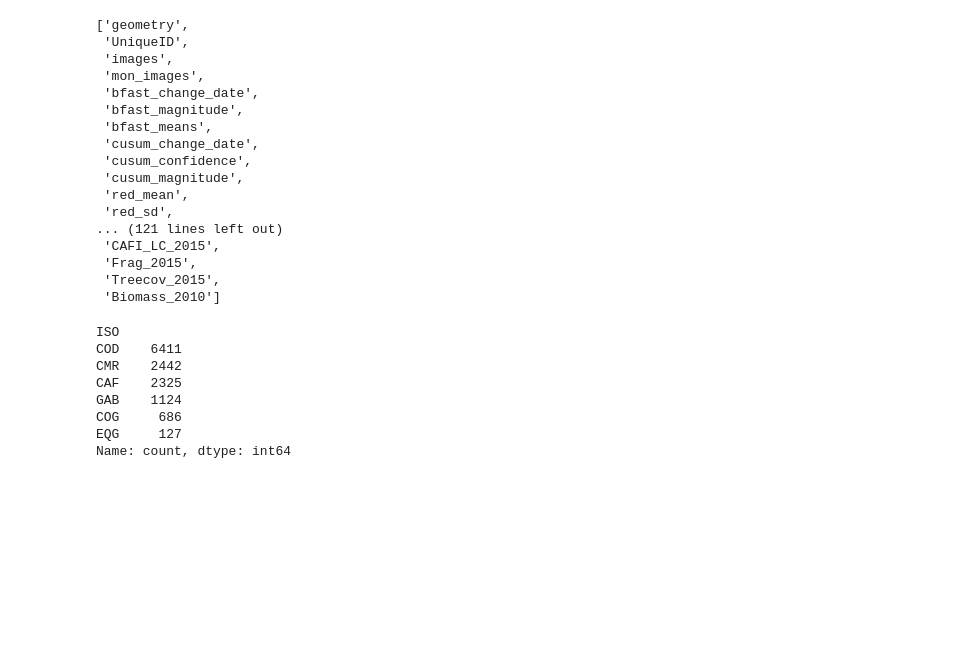
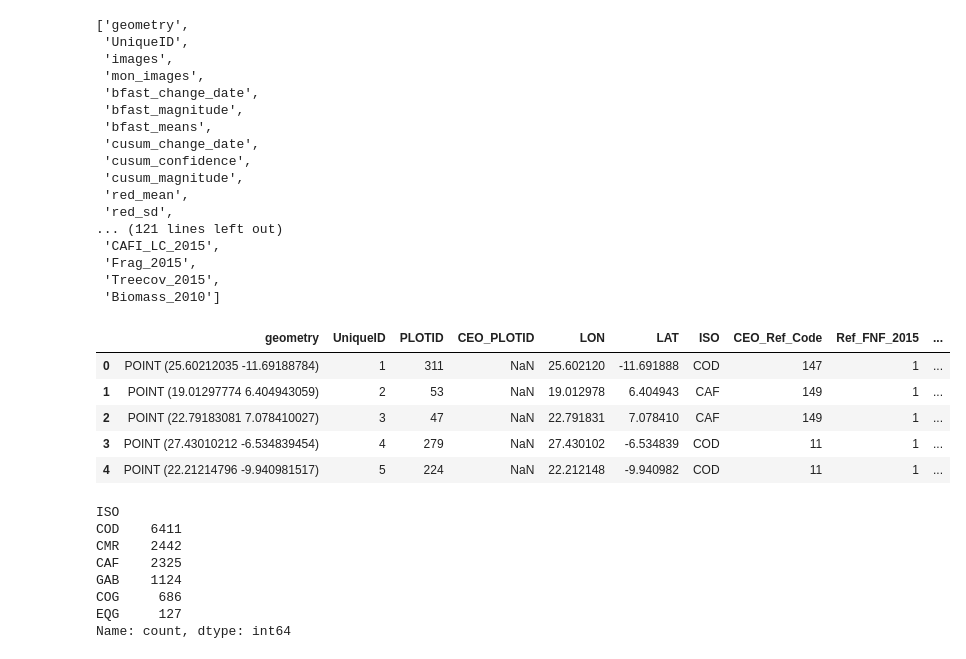
Before and after one commit to aurelgrooves/CAFI_DDD, a Jupyter notebook: snippets/merge_ceo_data_for_training.ipynb, the cells around one changed output. Drawn from its saved outputs; the diff is of its cells as text; code cells hidden in the pictures; blank space fills up the shorter version.

```diff
--- a/snippets/merge_ceo_data_for_training.ipynb
+++ b/snippets/merge_ceo_data_for_training.ipynb
@@ -71,7 +94,31 @@ phase_I_columns
  'Treecov_2015',
  'Biomass_2010']
 # %%
-#ceo_phase_I = ceo_phase_I.rename(columns={'Ref_FNF': 'Ref_FNF_2015'})
+ceo_phase_I.drop(columns=['OID','images', 'mon_images',
+ 'bfast_change_date', 'bfast_magnitude', 'bfast_means', 'cusum_change_date',
+ 'cusum_confidence', 'cusum_magnitude', 'red_mean', 'red_sd', 'red_min',
+ 'red_max', 'nir_mean', 'nir_sd', 'nir_min', 'nir_max', 'swir1_mean', 'swir1_sd',
+ 'swir1_min', 'swir1_max', 'swir2_mean', 'swir2_sd', 'swir2_min', 'swir2_max', 'ndfi_mean',
+ 'ndfi_sd', 'ndfi_min', 'ndfi_max', 'brightness_mean', 'brightness_sd', 'brightness_min',
+ 'brightness_max', 'greenness_mean', 'greenness_sd', 'greenness_min', 'greenness_max',
+ 'wetness_mean', 'wetness_sd', 'wetness_min', 'wetness_max', 'bs_slope_mean',
+ 'bs_slope_sd', 'bs_slope_max', 'bs_slope_min',
+ 'ewma_jrc_date', 'ewma_jrc_change',
+ 'ewma_jrc_magnitude', 'mosum_jrc_date', 'mosum_jrc_change',
+ 'mosum_jrc_magnitude', 'cusum_jrc_date',
+ 'cusum_jrc_change', 'cusum_jrc_magnitude', 'ccdc_change_date', 'ccdc_magnitude', 'aspect',
+ 'dw_class_mode', 'dw_tree_prob__max', 'dw_tree_prob__min', 'dw_tree_prob__stdDev', 'dw_tree_prob_mean',
+ 'elevation', 'esa_lc20', 'esa_lc21', 'esri_lc17', 'esri_lc18', 'esri_lc19', 'esri_lc20', 'esri_lc21', 'gfc_gain', 'gfc_loss', 'gfc_lossyear',
+ 'gfc_tc00', 'lang_tree_height', 'potapov_tree_height', 'slope', 'tmf_2016', 'tmf_2017', 'tmf_2018', 'tmf_2019', 'tmf_2020', 'tmf_defyear', 'tmf_degyear', 'tmf_main', 'tmf_sub',], inplace=True)
+# %%
+ceo_phase_I.head()
+# %% [output]
+|  | geometry | UniqueID | PLOTID | CEO_PLOTID | LON | LAT | ISO | CEO_Ref_Code | Ref_FNF_2015 | ... |
+| 0 | POINT (25.60212035 -11.69188784) | 1 | 311 | NaN | 25.602120 | -11.691888 | COD | 147 | 1 | ... |
+| 1 | POINT (19.01297774 6.404943059) | 2 | 53 | NaN | 19.012978 | 6.404943 | CAF | 149 | 1 | ... |
+| 2 | POINT (22.79183081 7.078410027) | 3 | 47 | NaN | 22.791831 | 7.078410 | CAF | 149 | 1 | ... |
+| 3 | POINT (27.43010212 -6.534839454) | 4 | 279 | NaN | 27.430102 | -6.534839 | COD | 11 | 1 | ... |
+| 4 | POINT (22.21214796 -9.940981517) | 5 | 224 | NaN | 22.212148 | -9.940982 | COD | 11 | 1 | ... |
 # %%
 ceo_phase_I['ISO'].value_counts(dropna=False)
 # %% [output]
```
Also changed, not shown: parts of 6 cells of this notebook.
